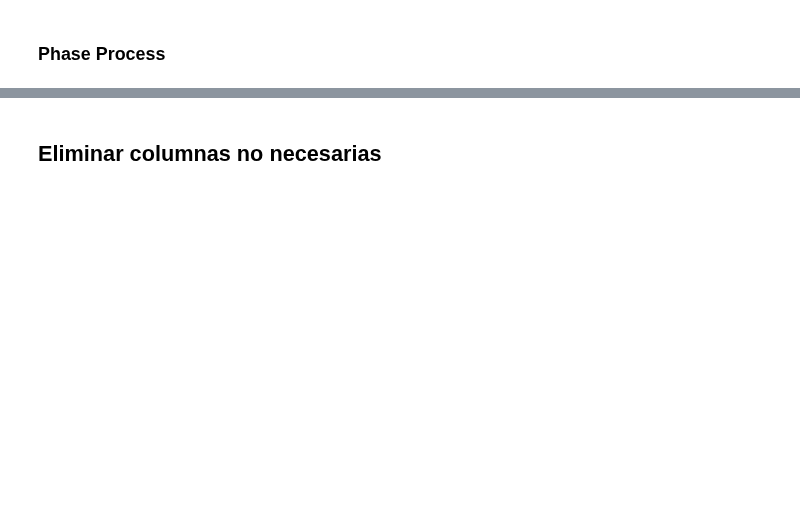
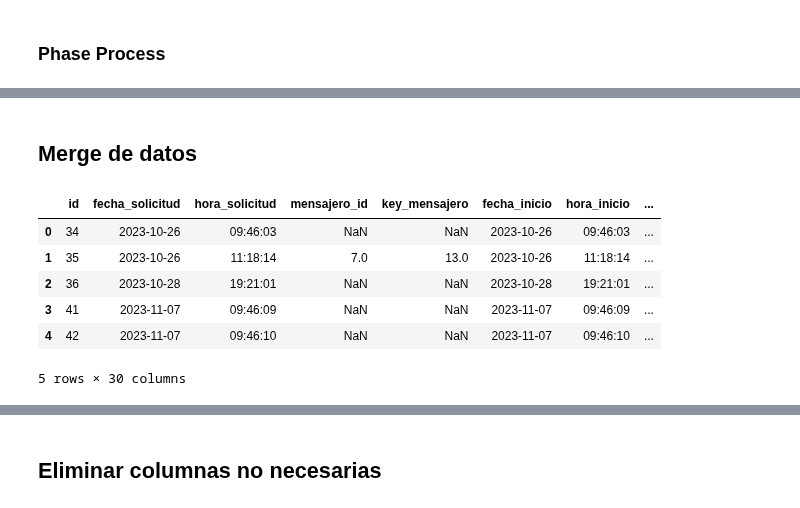
Before and after one commit to JabColV/datascience_project, a Jupyter notebook: segunda_entrega/hecho_servicio_fase.ipynb, the cells around one changed output, grey strips where cells are left out. Drawn from its saved outputs; the diff is of its cells as text; code cells hidden in the pictures; blank space fills up the shorter version.

```diff
--- a/segunda_entrega/hecho_servicio_fase.ipynb
+++ b/segunda_entrega/hecho_servicio_fase.ipynb
@@ -237,0 +185,20 @@ estado_servicio.head(10)
+# %%
+fase_iniciado.rename(columns={'fecha':'fecha_inicio', 'hora':'hora_inicio', 'key_fecha':'key_fecha_inicio', 'key_hora':'key_hora_inicio','datetime':'datetime_inicio'}, inplace=True)
+fase_iniciado = fase_iniciado[['servicio_id','fecha_inicio','hora_inicio','key_fecha_inicio','estado_id','key_hora_inicio','datetime_inicio']]
+fase_iniciado.rename(columns={'servicio_id':'id'}, inplace=True)
+
+fase_mensajero_asignado.rename(columns={'fecha':'fecha_mensajero_asignado', 'hora':'hora_mensajero_asignado', 'key_fecha':'key_fecha_mensajero_asignado','key_hora':'key_hora_mensajero_asignado','datetime':'datetime_mensajero_asignado'}, inplace=True)
+fase_mensajero_asignado = fase_mensajero_asignado[['servicio_id','fecha_mensajero_asignado','hora_mensajero_asignado','key_fecha_mensajero_asignado','estado_id','key_hora_mensajero_asignado','datetime_mensajero_asignado']]
+fase_mensajero_asignado.rename(columns={'servicio_id':'id'}, inplace=True)
+
+fase_recogido_mensajero.rename(columns={'fecha':'fecha_recogido_mensajero', 'hora':'hora_recogido_mensajero','key_fecha':'key_fecha_recogido_mensajero', 'key_hora':'key_hora_recogido_mensajero','datetime':'datetime_recogido_mensajero'}, inplace=True)
+fase_recogido_mensajero = fase_recogido_mensajero[['servicio_id','fecha_recogido_mensajero','hora_recogido_mensajero','key_fecha_recogido_mensajero','estado_id','key_hora_recogido_mensajero','datetime_recogido_mensajero']]
+fase_recogido_mensajero.rename(columns={'servicio_id':'id'}, inplace=True)
+
+fase_entregado_destino.rename(columns={'fecha':'fecha_entregado_destino', 'hora':'hora_entregado_destino','key_fecha':'key_fecha_entregado_destino','key_hora':'key_hora_entregado_destino','datetime':'datetime_entregado_destino'}, inplace=True)
+fase_entregado_destino = fase_entregado_destino[['servicio_id','fecha_entregado_destino','hora_entregado_destino','key_fecha_entregado_destino','estado_id','key_hora_entregado_destino','datetime_entregado_destino']]
+fase_entregado_destino.rename(columns={'servicio_id':'id'}, inplace=True)
+
+fase_terminado.rename(columns={'fecha':'fecha_terminado', 'hora':'hora_terminado','key_fecha':'key_fecha_terminado','key_hora':'key_hora_terminado','datetime':'datetime_terminado'}, inplace=True)
+fase_terminado = fase_terminado[['servicio_id','fecha_terminado','hora_terminado','key_fecha_terminado','estado_id','key_hora_terminado','datetime_terminado']]
+fase_terminado.rename(columns={'servicio_id':'id'}, inplace=True)
@@ -237,0 +231,23 @@ estado_servicio.head(10)
+# %% [markdown]
+## Merge de datos
+# %%
+
+servicio = pd.merge(servicio, fase_iniciado[['id', 'fecha_inicio', 'hora_inicio', 'key_fecha_inicio', 'key_hora_inicio','datetime_inicio']], left_on="id", right_on="id", how='left')
+
+servicio = pd.merge(servicio, fase_mensajero_asignado[['id','fecha_mensajero_asignado','hora_mensajero_asignado','key_fecha_mensajero_asignado','key_hora_mensajero_asignado','datetime_mensajero_asignado']], left_on="id", right_on="id", how="left")
+
+servicio = pd.merge(servicio, fase_recogido_mensajero[['id','fecha_recogido_mensajero','hora_recogido_mensajero','key_fecha_recogido_mensajero', 'key_hora_recogido_mensajero','datetime_recogido_mensajero']], left_on="id", right_on="id", how="left")
+
+servicio = pd.merge(servicio, fase_entregado_destino[['id','fecha_entregado_destino','hora_entregado_destino','key_fecha_entregado_destino','key_hora_entregado_destino','datetime_entregado_destino']], left_on="id", right_on="id", how="left")
+
+servicio = pd.merge(servicio, fase_terminado[['id','fecha_terminado','hora_terminado','key_fecha_terminado','key_hora_terminado','datetime_terminado']], left_on="id", right_on="id", how="left")
+# %%
+servicio.head(5)
+# %% [output]
+|  | id | fecha_solicitud | hora_solicitud | mensajero_id | key_mensajero | fecha_inicio | hora_inicio | ... |
+| 0 | 34 | 2023-10-26 | 09:46:03 | NaN | NaN | 2023-10-26 | 09:46:03 | ... |
+| 1 | 35 | 2023-10-26 | 11:18:14 | 7.0 | 13.0 | 2023-10-26 | 11:18:14 | ... |
+| 2 | 36 | 2023-10-28 | 19:21:01 | NaN | NaN | 2023-10-28 | 19:21:01 | ... |
+| 3 | 41 | 2023-11-07 | 09:46:09 | NaN | NaN | 2023-11-07 | 09:46:09 | ... |
+| 4 | 42 | 2023-11-07 | 09:46:10 | NaN | NaN | 2023-11-07 | 09:46:10 | ... |
+5 rows × 30 columns
```
Also changed, not shown: parts of 40 cells of this notebook, 1 other file.
